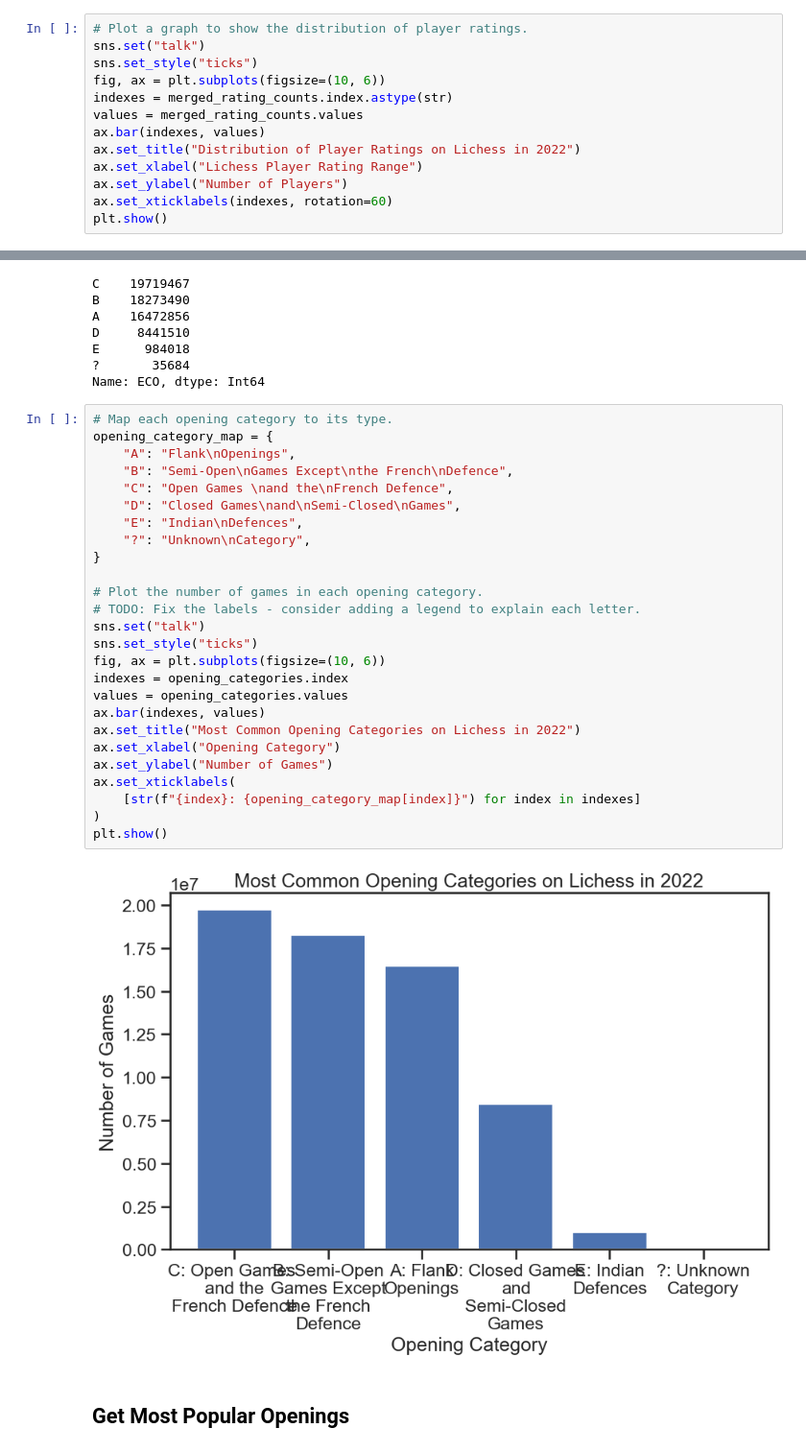
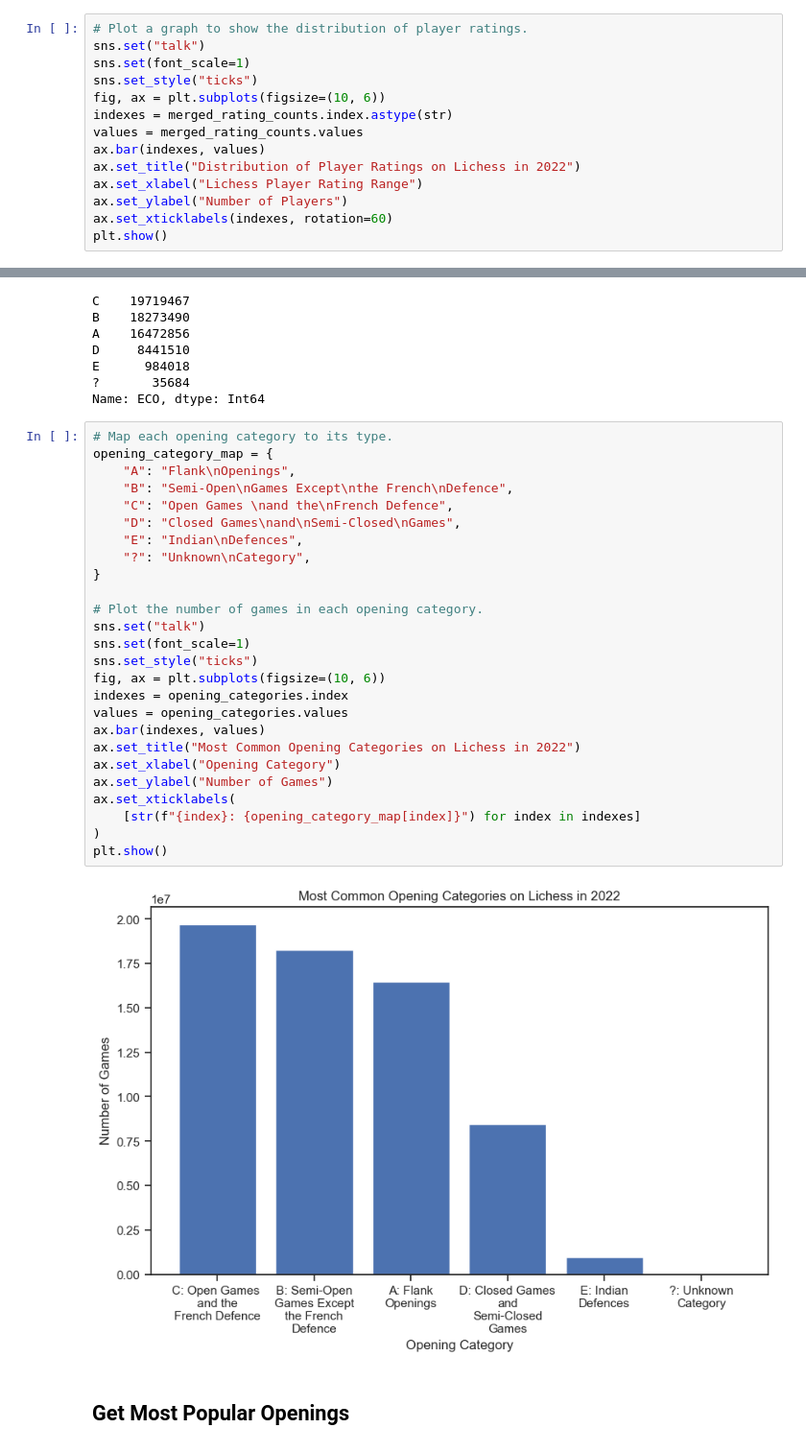
Before and after one commit to IsaacCheng9/machine-learning-in-chess, a Jupyter notebook: src/analyse_csv_data.ipynb, the cells around one changed output, grey strips where cells are left out. Shown at 96% size. Drawn from its saved outputs; the diff is of its cells as text.

```diff
--- a/src/analyse_csv_data.ipynb
+++ b/src/analyse_csv_data.ipynb
@@ -76,6 +76,7 @@ dtype: int64
 # %%
 # Plot a graph to show the distribution of player ratings.
 sns.set("talk")
+sns.set(font_scale=1)
 sns.set_style("ticks")
 fig, ax = plt.subplots(figsize=(10, 6))
 indexes = merged_rating_counts.index.astype(str)
@@ -104,31 +105,31 @@ Name: ECO, dtype: Int64
 # %%
 # Map each opening category to its type.
 opening_category_map = {
     "A": "Flank\nOpenings",
     "B": "Semi-Open\nGames Except\nthe French\nDefence",
     "C": "Open Games \nand the\nFrench Defence",
     "D": "Closed Games\nand\nSemi-Closed\nGames",
     "E": "Indian\nDefences",
     "?": "Unknown\nCategory",
 }
 
 # Plot the number of games in each opening category.
-# TODO: Fix the labels - consider adding a legend to explain each letter.
 sns.set("talk")
+sns.set(font_scale=1)
 sns.set_style("ticks")
 fig, ax = plt.subplots(figsize=(10, 6))
 indexes = opening_categories.index
 values = opening_categories.values
 ax.bar(indexes, values)
 ax.set_title("Most Common Opening Categories on Lichess in 2022")
 ax.set_xlabel("Opening Category")
 ax.set_ylabel("Number of Games")
 ax.set_xticklabels(
     [str(f"{index}: {opening_category_map[index]}") for index in indexes]
 )
 plt.show()
 # %% [output]
-[figure, old version]
+[figure, new version]
 # %% [markdown]
 ## Get Most Popular Openings
 # %%
```
Also changed, not shown: parts of 2 cells of this notebook.
